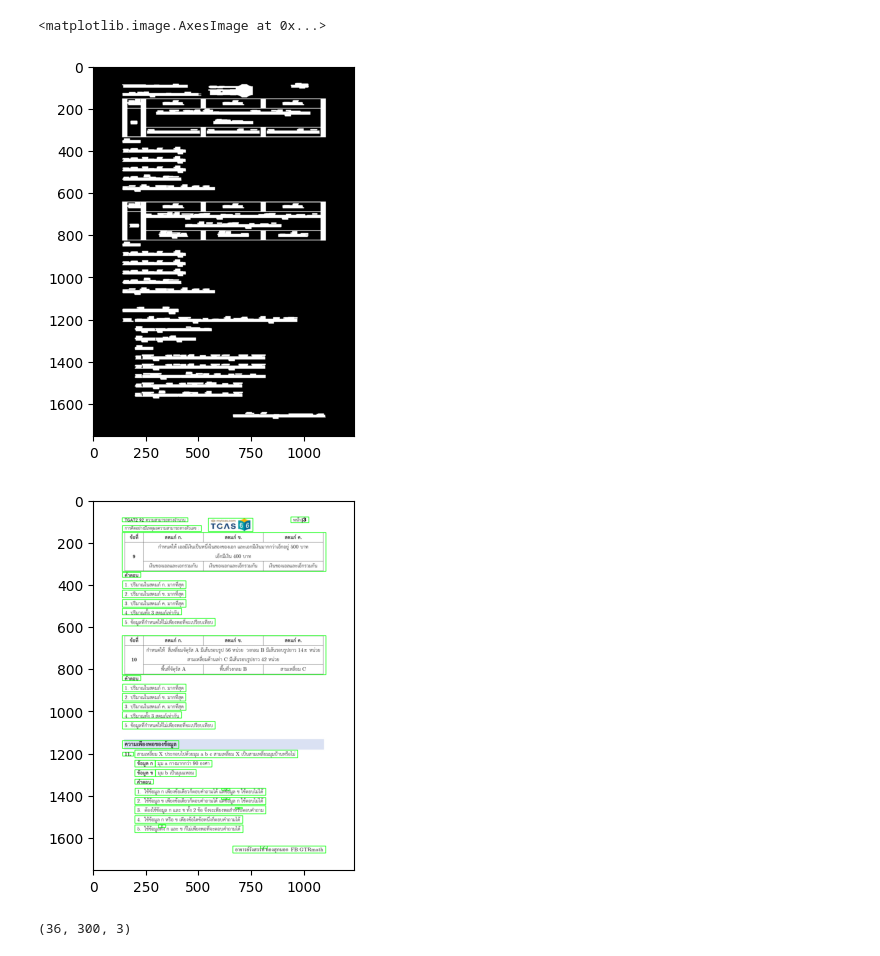
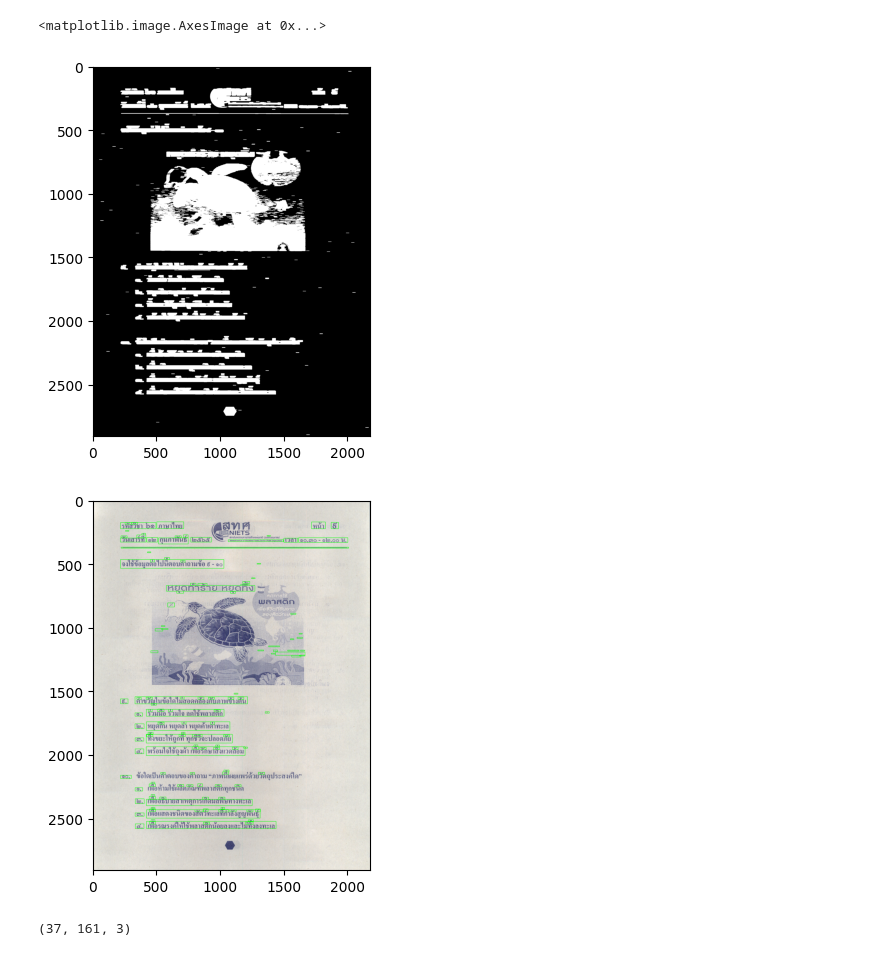
Before and after one commit to DSOECS/DS-OCR, a Jupyter notebook: charactor_segmentation.ipynb, the cells around one changed output. Saved outputs shown, nothing was run; the diff lists cells and outputs as text; code cells hidden in the pictures.

```diff
--- a/charactor_segmentation.ipynb
+++ b/charactor_segmentation.ipynb
@@ -3,5 +3,7 @@ import cv2
 import numpy as np
 import matplotlib.pyplot as plt
 # %%
-img = cv2.imread('./test_image/test8.jpg')
+img = cv2.imread('./test_image/428340780_767510188614173_5890893365927811963_n.png')
 img = cv2.cvtColor(img, cv2.COLOR_BGR2RGB)
+
+plt.imshow(img)
@@ -7,0 +12,5 @@ img = cv2.cvtColor(img, cv2.COLOR_BGR2RGB)
+# %%
+img = cv2.medianBlur(img, 5)
+
+plt.imshow(img)
+plt.show()
@@ -31,7 +42,7 @@ dilation = cv2.dilate(clearer_img, kernel, iterations=1)
 plt.imshow(dilation, cmap='gray')
 # %% [output]
 <matplotlib.image.AxesImage at 0x...>
-[figure, old version]
+[figure, new version]
 # %%
 #หาเส้นขอบ โดยใช้ cv2.RETR_EXTERNAL คือการหาเส้นขอบที่เป็นเส้นขอบภายนอกที่สุด และ cv2.CHAIN_APPROX_NONE คือการหาเส้นขอบที่ไม่มีการประมาณ
 contours, _ = cv2.findContours(dilation.copy(), cv2.RETR_EXTERNAL, cv2.CHAIN_APPROX_NONE)
@@ -41,28 +52,31 @@ sorted_lines = sorted(contours, key = lambda line : cv2.boundingRect(line)[1])
 # %%
 cropped_images = []
 picture = []
 img_for_rec = img.copy()
+median_height = np.median([cropped_region.shape[0] for cropped_region in sorted_lines])
 for ctr in sorted_lines:
     x, y, w, h = cv2.boundingRect(ctr)
     #เอารูป Original มาตัด
-    cv2.rectangle(img_for_rec, (x,y), (x+w, y+h), (0,255,0), 2)
+
     cropped_region = img[y:y+h, x:x+w]
 
-    #ความสูงมากกว่า 100
-    if cropped_region.shape[0] > 100:
+    if cropped_region.shape[0] > median_height:
         picture.append(cropped_region)
     else:
+        cv2.rectangle(img_for_rec, (x,y), (x+w, y+h), (0,255,0), 2)
         cropped_images.append(cropped_region)
+
+
 
 plt.imshow(img_for_rec)
 plt.show()
 cv2.imshow(f'Cropped Image {1}', cv2.cvtColor(cropped_images[13], cv2.COLOR_BGR2GRAY))
 print(cropped_images[13].shape)
 cv2.waitKey(0)
 cv2.destroyAllWindows()
 # %% [output]
-[figure, old version]
+[figure, new version]
-(36, 300, 3)
+(37, 161, 3)
 # %%
 cropped_thresh = []
 for i in cropped_images:
```
Also changed, not shown: parts of 8 cells of this notebook, 2 other files.
